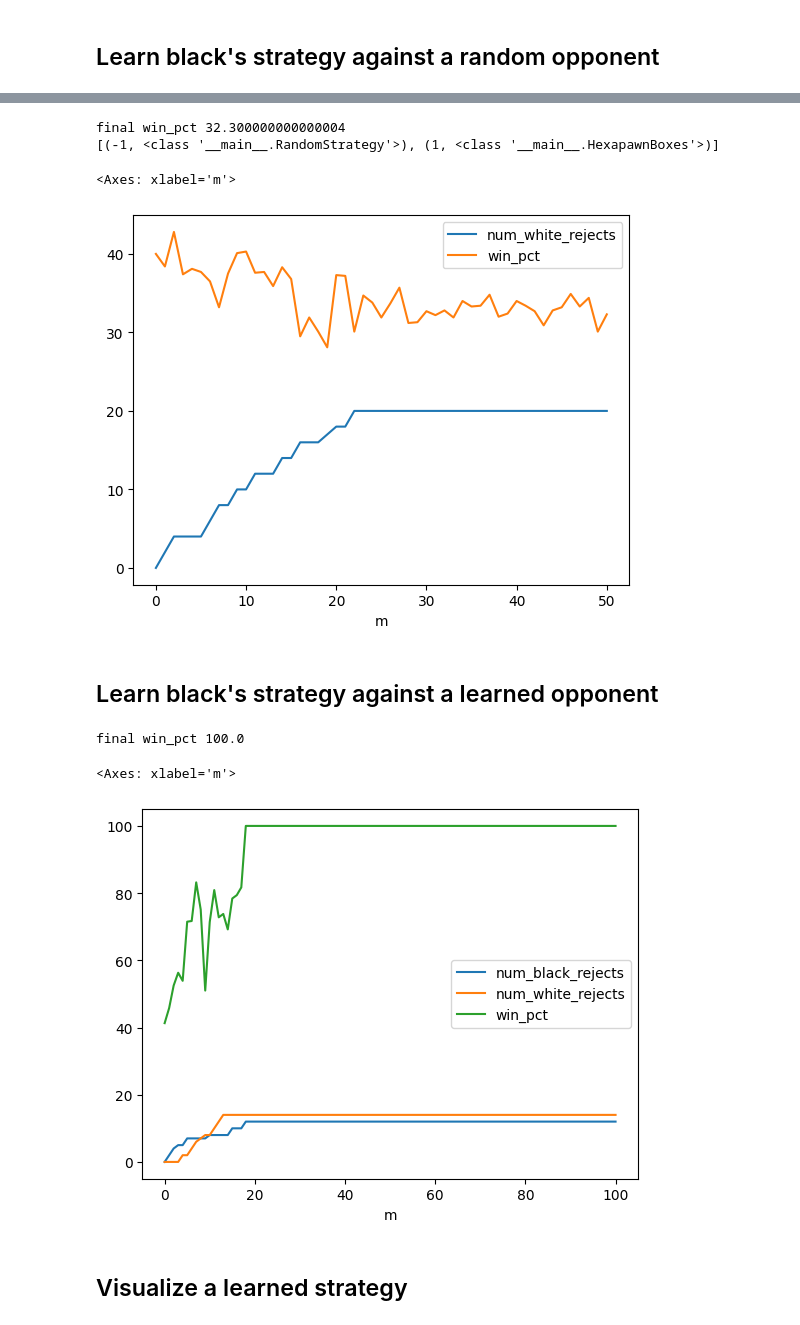
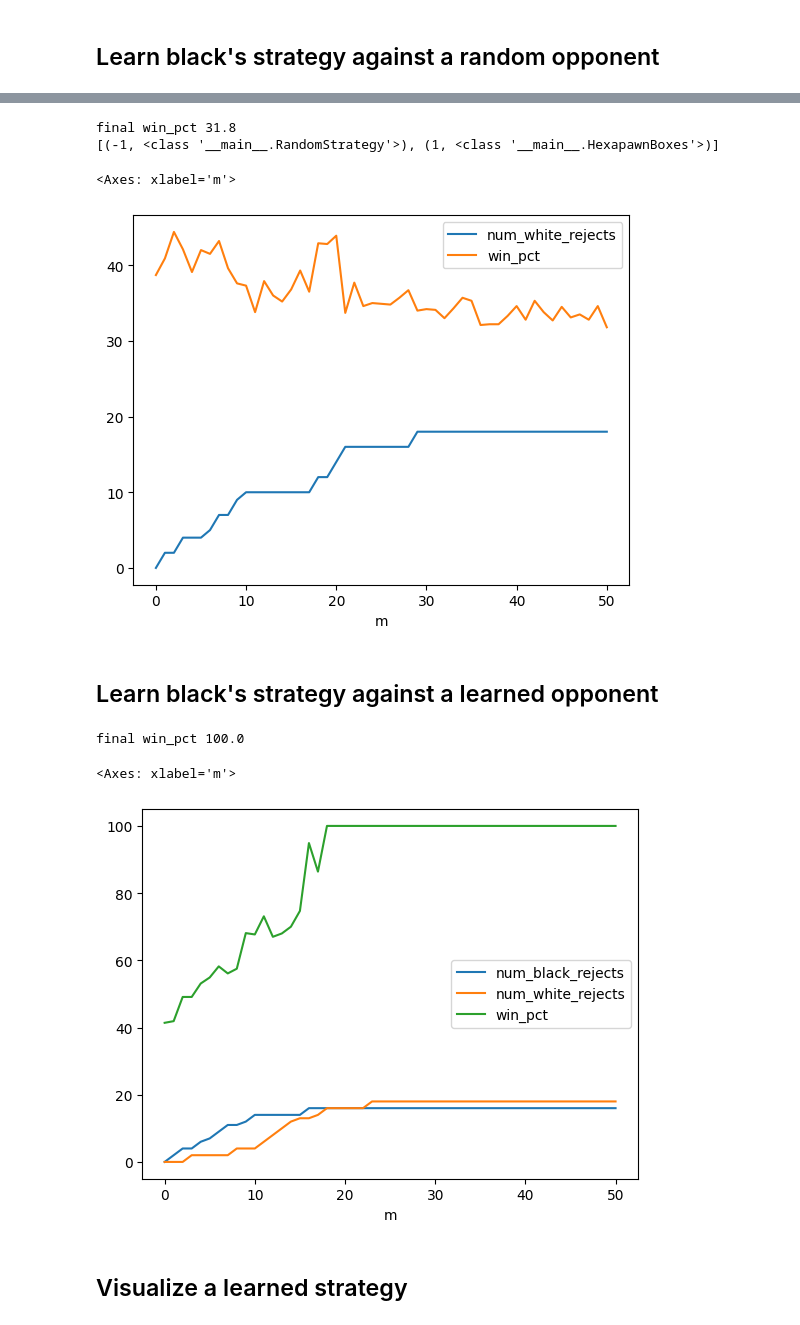
Before and after one commit to wwcohen/aihistory, a Jupyter notebook: hexapawn.ipynb, the cells around one changed output, grey strips where cells are left out. Drawn from its saved outputs; the diff is of its cells as text; code cells hidden in the pictures.

```diff
--- a/hexapawn.ipynb
+++ b/hexapawn.ipynb
@@ -61,10 +60,10 @@ class State:
   board: tuple[tuple[int]]
   to_play: int
   winner: int = 0
-  moves: list[Move] | None = None
+  moves: list[Move] = field(init=False)
 
   def __post_init__(self):
-    """Cache the set of possible moves and if there is a winner.
+    """Cache the set of possible moves, and if there is a winner.
     """
     self.moves = self._compute_moves()
     self.winner = self._compute_winner()
@@ -232,6 +208,0 @@ class GameTree:
-# %%
-full_tree = GameTree.rooted_at(State.initial())
-first_white_moves = [f'{file}1 {file}2' for file in 'abc']
-subtrees = {
-    move: GameTree.rooted_at(State.initial().apply(Move.parse(move)))
-    for move in first_white_moves}
@@ -453,11 +417,12 @@ class Hexapawn:
   white_strategy: str = 'input'
   black_strategy: str = 'random'
   tree: GameTree | None = None
-  strategy: dict[int: Strategy] | None = None
+  strategy: dict[int: Strategy] = field(init=False)
 
   def __post_init__(self):
     if self.tree is None:
       self.tree = GameTree.rooted_at(State.initial())
+    # convert strategy names to Strategy objects
     def strat(abbrev, player):
       match abbrev:
         case 'random': return RandomStrategy(self.tree, player)
@@ -469,8 +434,11 @@ class Hexapawn:
         +1: strat(self.white_strategy, +1),
     }
 
-  def play(self, echo=None) -> Game:
+  def play(self, echo: set[str] | None = None) -> Game:
     """Play a game of hexapawn.
+
+    Echo is a set of events which will be printed on the screen.
+    Valid events are 'states', 'moves', 'winner'.
     """
     if echo is None:
       echo = {'states', 'moves', 'winner'}
@@ -500,11 +468,21 @@ import pandas as pd
 from tqdm import tqdm
 
 def score(hp: Hexapawn, n_trials: int):
-    return sum(hp.play(echo={}).winner for _ in range(n_trials)) / n_trials
+  """A number between -1 and 1 which summarizes how often each player wins.
+  """
+  return sum(hp.play(echo={}).winner for _ in range(n_trials)) / n_trials
 
-def expt1(white_strategy: str ='random', black_strategy: str ='boxes',
-    n_games: int = 50, n_trials: int = 1000) -> tuple[pd.DataFrame, Hexapawn]:
+def expt(white_strategy: str ='random', black_strategy: str ='boxes',
+         n_games: int = 50,
+         n_trials: int = 1000) -> tuple[pd.DataFrame, Hexapawn]:
+  """Play multiple games of hexapawn between two learning strategies.
+
+  white_strategy, black_strategy: passed to Hexapawn constructor
+  n_games: number of games to play (and learn strategies from)
+  n_trials: number of games to test the strategies on after each game played
+  """
   hp = Hexapawn(white_strategy=white_strategy, black_strategy=black_strategy)
+  # stats to accumulate
   def stat(hp, m):
     return dict(
         m=m,
@@ -514,11 +492,12 @@ def expt1(white_strategy: str ='random', black_strategy: str ='boxes',
     )
   rows = [stat(hp, 0)]
   for i in tqdm(range(n_games)):
-    o = hp.play(echo={})
+    outcome = hp.play(echo={})
     for s in hp.strategy.values():
-      s.train(o)
+      s.train(outcome)
     rows.append(stat(hp, i+1))
   df = pd.DataFrame(rows)
+  # normalize the score to percent of wins for black
   df['win_pct'] = ((df.score * -1) + 1) * 50
   return df, hp
 # %%
@@ -534,23 +513,23 @@ final win_pct 95.0
 # %%
-dfw, hpw = expt1(n_trials=1000, n_games=50, white_strategy='boxes', black_strategy='random')
+dfw, hpw = expt(n_trials=1000, n_games=50, white_strategy='boxes', black_strategy='random')
 print('\nfinal win_pct', dfw.loc[len(dfw)-1].win_pct)
 print([(p, s.__class__) for p, s in hpw.strategy.items()])
 dfw.plot(x='m', y=['num_white_rejects', 'win_pct'])
 # %% [output]
-final win_pct 32.300000000000004
+final win_pct 31.8
 [(-1, <class '__main__.RandomStrategy'>), (1, <class '__main__.HexapawnBoxes'>)]
 <Axes: xlabel='m'>
-[figure, old version]
+[figure, new version]
 # %% [markdown]
 ## Learn black's strategy against a learned opponent
 # %%
-df, hp = expt1(n_trials=1000, n_games=100, white_strategy='boxes', black_strategy='boxes')
+df, hp = expt(n_trials=1000, n_games=50, white_strategy='boxes', black_strategy='boxes')
 print('final win_pct', df.loc[len(df)-1].win_pct)
 df.plot(x='m', y=['num_black_rejects', 'num_white_rejects', 'win_pct'])
 # %% [output]
 final win_pct 100.0
 <Axes: xlabel='m'>
-[figure, old version]
+[figure, new version]
 # %% [markdown]
 ## Visualize a learned strategy
 # %%
```
Also changed, not shown: parts of 9 cells of this notebook.
